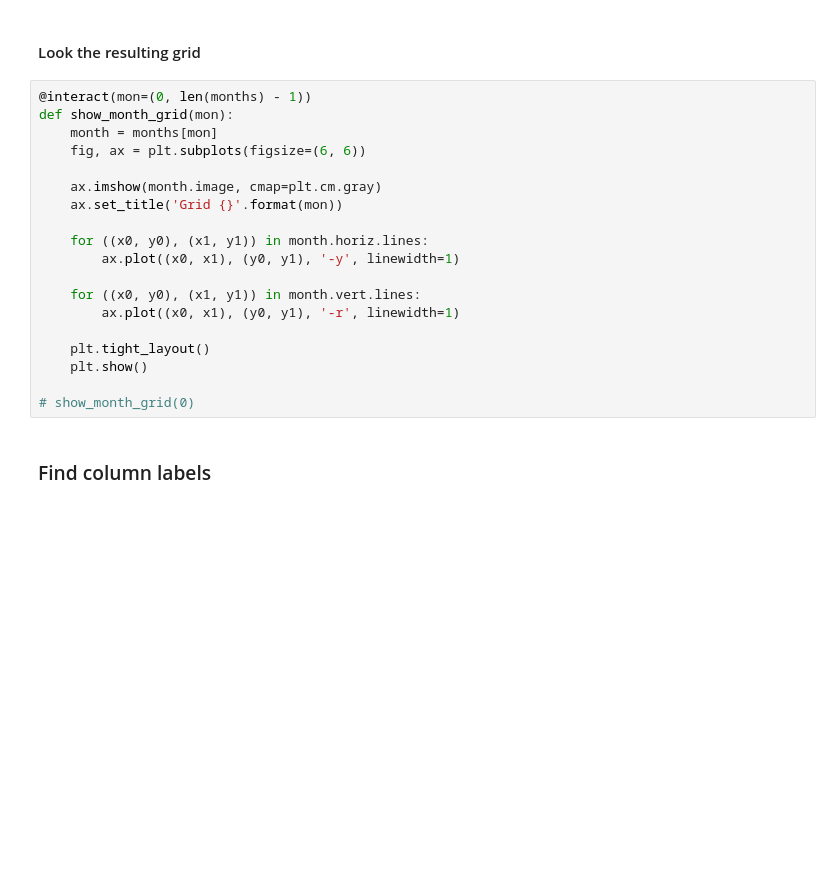
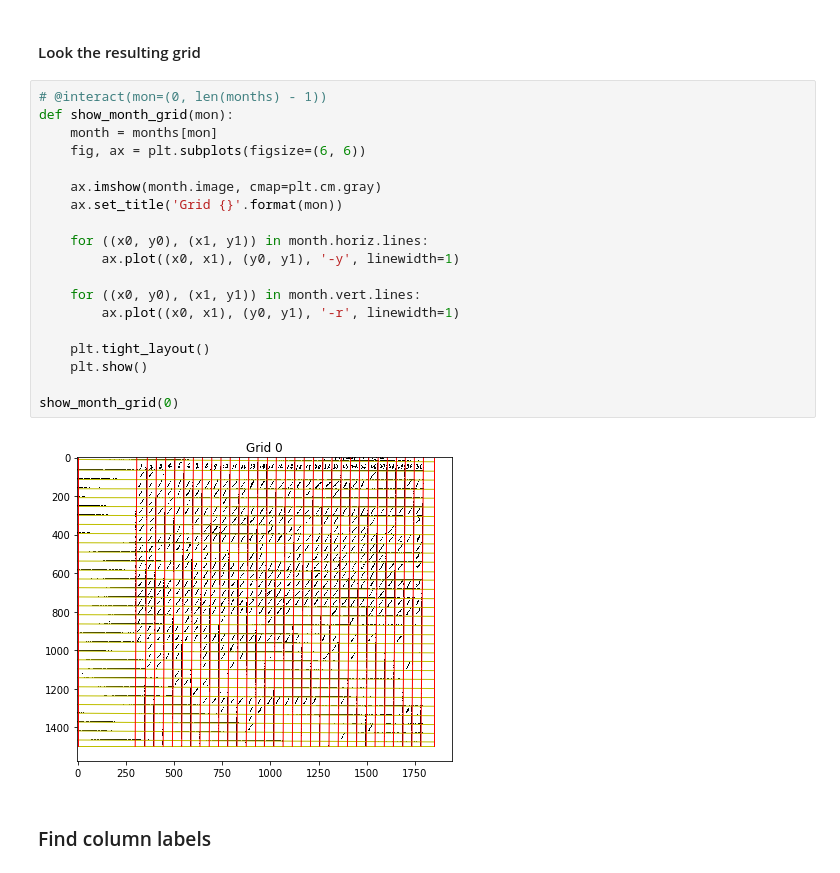
Before and after one commit to rafelafrance/boyd-bird-journal, a Jupyter notebook: experiments_for_boyd_journal_extraction.ipynb, the cells around one changed output. Cells and saved outputs as stored; diff of their text form; blank space fills up the shorter version.

```diff
--- a/experiments_for_boyd_journal_extraction.ipynb
+++ b/experiments_for_boyd_journal_extraction.ipynb
@@ -558,24 +560,26 @@ NameError: name 'm' is not defined
 # %% [markdown]
 #### Look the resulting grid
 # %%
-@interact(mon=(0, len(months) - 1))
+# @interact(mon=(0, len(months) - 1))
 def show_month_grid(mon):
     month = months[mon]
     fig, ax = plt.subplots(figsize=(6, 6))
 
     ax.imshow(month.image, cmap=plt.cm.gray)
     ax.set_title('Grid {}'.format(mon))
 
     for ((x0, y0), (x1, y1)) in month.horiz.lines:
         ax.plot((x0, x1), (y0, y1), '-y', linewidth=1)
 
     for ((x0, y0), (x1, y1)) in month.vert.lines:
         ax.plot((x0, x1), (y0, y1), '-r', linewidth=1)
 
     plt.tight_layout()
     plt.show()
 
-# show_month_grid(0)
+show_month_grid(0)
+# %% [output]
+[figure, added]
 # %% [markdown]
 ### Find column labels
 # %%
```
Also changed, not shown: parts of 15 cells of this notebook, 1 other file.
